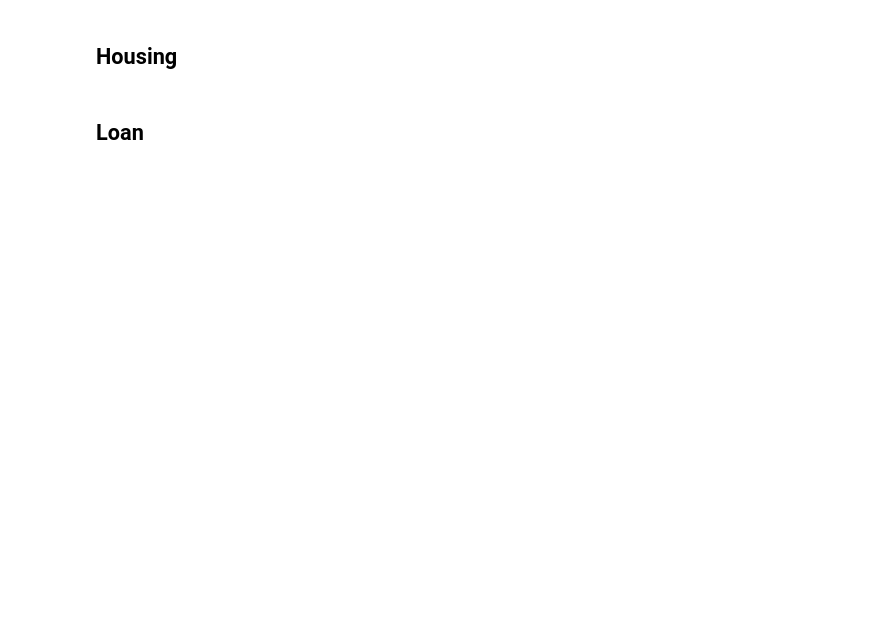
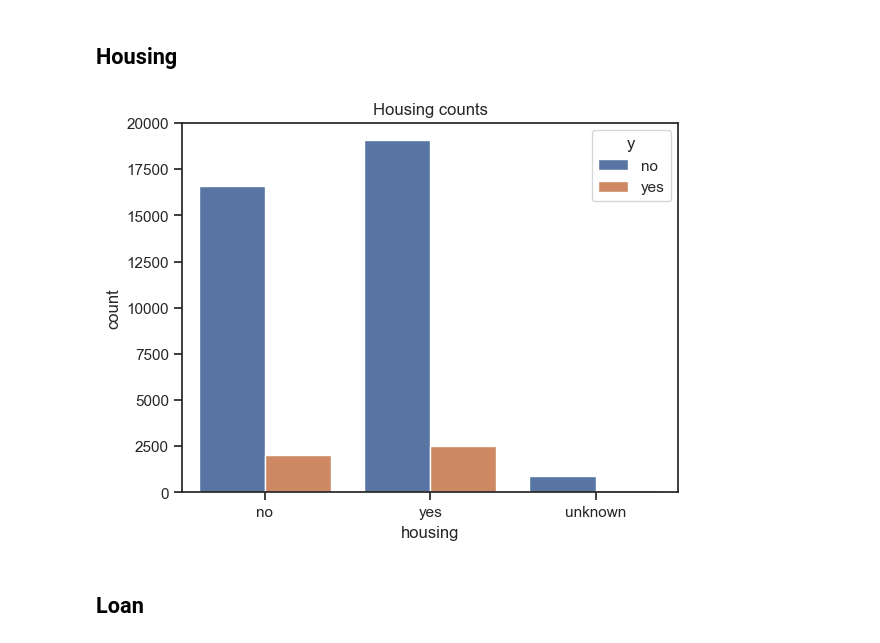
Before and after one commit to mikolajed/Data-Science-PW---Kaggle-Project, a Jupyter notebook: src/EDA.ipynb, the cells around one changed output. Drawn from its saved outputs; the diff is of its cells as text; code cells hidden in the pictures; blank space fills up the shorter version.

```diff
--- a/src/EDA.ipynb
+++ b/src/EDA.ipynb
@@ -416,4 +483,10 @@ plt.show()
 # %% [markdown]
 ## Housing
+# %%
+g = sns.countplot(data=df, x="housing", hue="y")
+g.set_title("Housing counts")
+plt.show()
+# %% [output]
+[figure, added]
 # %% [markdown]
 ## Loan
```
Also changed, not shown: parts of 39 cells of this notebook.
